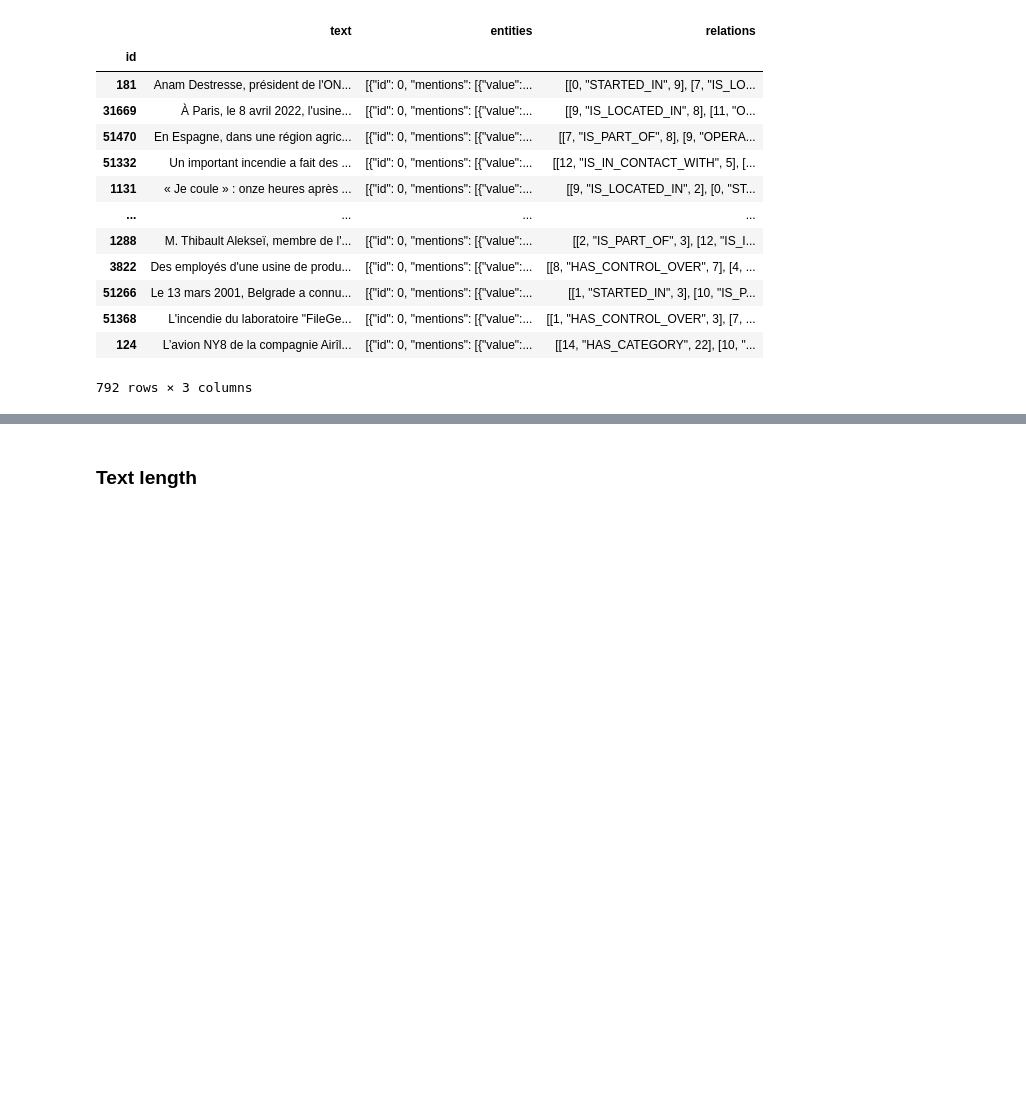
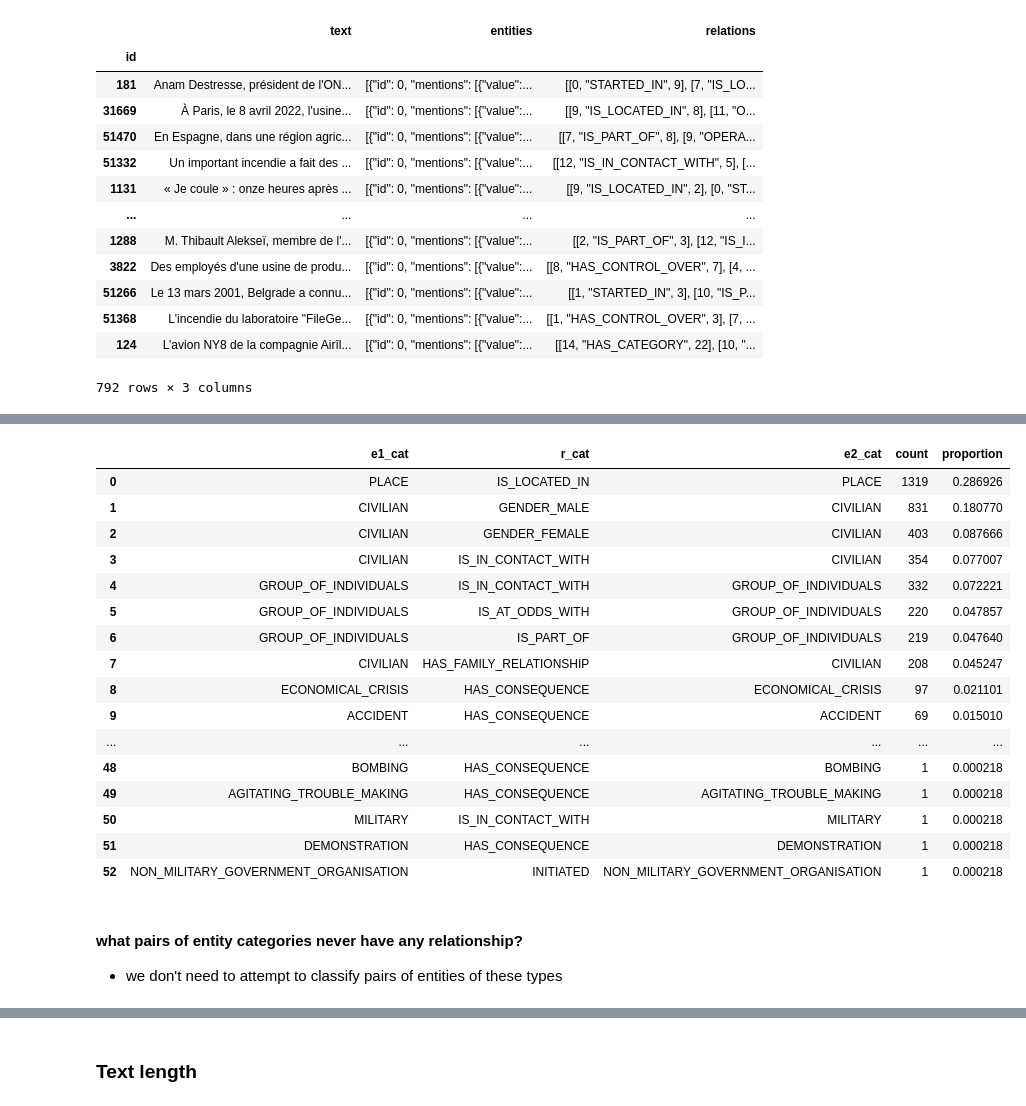
Before and after one commit to tagny/relation_extraction_textmine25, a Jupyter notebook: defi_textmine_2025/eda.ipynb, the cells around one changed output, grey strips where cells are left out. Saved outputs shown, nothing was run; the diff lists cells and outputs as text; code cells hidden in the pictures; blank space fills up the shorter version.

```diff
--- a/defi_textmine_2025/eda.ipynb
+++ b/defi_textmine_2025/eda.ipynb
@@ -446,0 +487,11 @@ labeled_raw_df[labeled_raw_df.relations.str.contains("GENDER")]
+# %%
+
+entity_relation_cat_df  = pd.concat(
+    [
+        pd.DataFrame([[text_entities[e1_id]["type"], r_cat, text_entities[e2_id]["type"]] for e1_id, r_cat, e2_id in text_relations], columns=["e1_cat", "r_cat", "e2_cat"])
+        for text, text_entities, text_relations in labeled_clean_df.values
+    ],
+    axis=0
+)
+logging.info(f"{entity_relation_cat_df.shape=}")
+entity_relation_cat_df.head()
@@ -446,0 +719,3 @@ labeled_raw_df[labeled_raw_df.relations.str.contains("GENDER")]
+# %%
+per_r_cat_e1_cat_equal_e2_cat_df = entity_relation_cat_df.query("e1_cat==e2_cat")
+per_r_cat_e1_cat_equal_e2_cat_df
@@ -446,0 +736,7 @@ labeled_raw_df[labeled_raw_df.relations.str.contains("GENDER")]
+# %%
+df = pd.concat([per_r_cat_e1_cat_equal_e2_cat_df.value_counts(normalize=False), per_r_cat_e1_cat_equal_e2_cat_df.value_counts(normalize=True)], axis=1).reset_index(drop=False)
+n_entity_classes = len(entity_classes)
+logging.info(f"{df.shape[0]} existing entity of identical categories in relation vs. {n_entity_classes=} imaginable entity category !")
+df.to_csv(os.path.join(EDA_DIR, "per_r_cat-e1_cat-equal-e2_cat_df-freq.csv")) #.plot.barh()
+df
+# %% [output]
@@ -446,0 +744,21 @@ labeled_raw_df[labeled_raw_df.relations.str.contains("GENDER")]
+|  | e1_cat | r_cat | e2_cat | count | proportion |
+| 0 | PLACE | IS_LOCATED_IN | PLACE | 1319 | 0.286926 |
+| 1 | CIVILIAN | GENDER_MALE | CIVILIAN | 831 | 0.180770 |
+| 2 | CIVILIAN | GENDER_FEMALE | CIVILIAN | 403 | 0.087666 |
+| 3 | CIVILIAN | IS_IN_CONTACT_WITH | CIVILIAN | 354 | 0.077007 |
+| 4 | GROUP_OF_INDIVIDUALS | IS_IN_CONTACT_WITH | GROUP_OF_INDIVIDUALS | 332 | 0.072221 |
+| 5 | GROUP_OF_INDIVIDUALS | IS_AT_ODDS_WITH | GROUP_OF_INDIVIDUALS | 220 | 0.047857 |
+| 6 | GROUP_OF_INDIVIDUALS | IS_PART_OF | GROUP_OF_INDIVIDUALS | 219 | 0.047640 |
+| 7 | CIVILIAN | HAS_FAMILY_RELATIONSHIP | CIVILIAN | 208 | 0.045247 |
+| 8 | ECONOMICAL_CRISIS | HAS_CONSEQUENCE | ECONOMICAL_CRISIS | 97 | 0.021101 |
+| 9 | ACCIDENT | HAS_CONSEQUENCE | ACCIDENT | 69 | 0.015010 |
+| ... | ... | ... | ... | ... | ... |
+| 48 | BOMBING | HAS_CONSEQUENCE | BOMBING | 1 | 0.000218 |
+| 49 | AGITATING_TROUBLE_MAKING | HAS_CONSEQUENCE | AGITATING_TROUBLE_MAKING | 1 | 0.000218 |
+| 50 | MILITARY | IS_IN_CONTACT_WITH | MILITARY | 1 | 0.000218 |
+| 51 | DEMONSTRATION | HAS_CONSEQUENCE | DEMONSTRATION | 1 | 0.000218 |
+| 52 | NON_MILITARY_GOVERNMENT_ORGANISATION | INITIATED | NON_MILITARY_GOVERNMENT_ORGANISATION | 1 | 0.000218 |
+# %% [markdown]
+#### what pairs of entity categories never have any relationship?
+
+- we don't need to attempt to classify pairs of entities of these types
```
Also changed, not shown: parts of 37 cells of this notebook.
